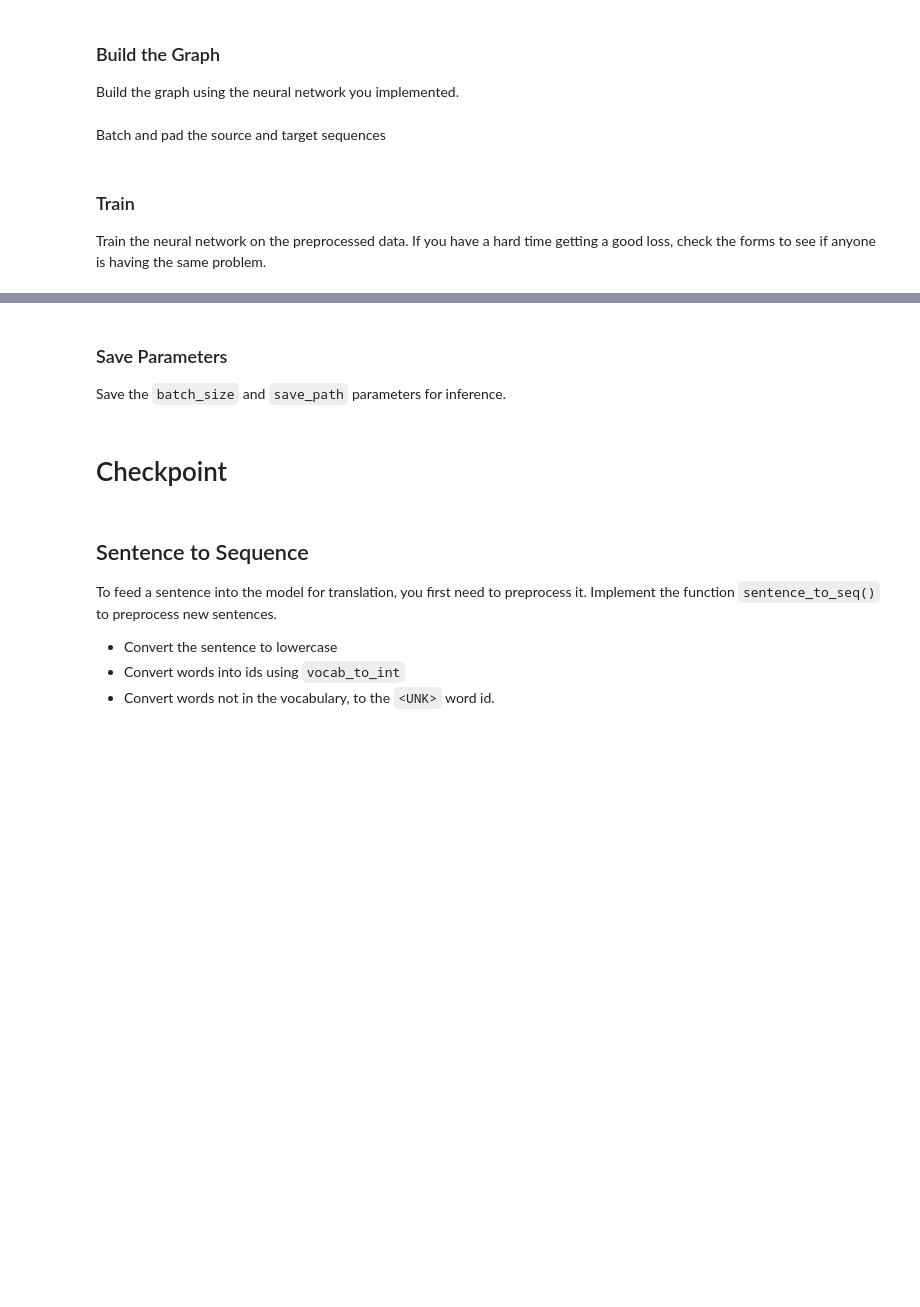
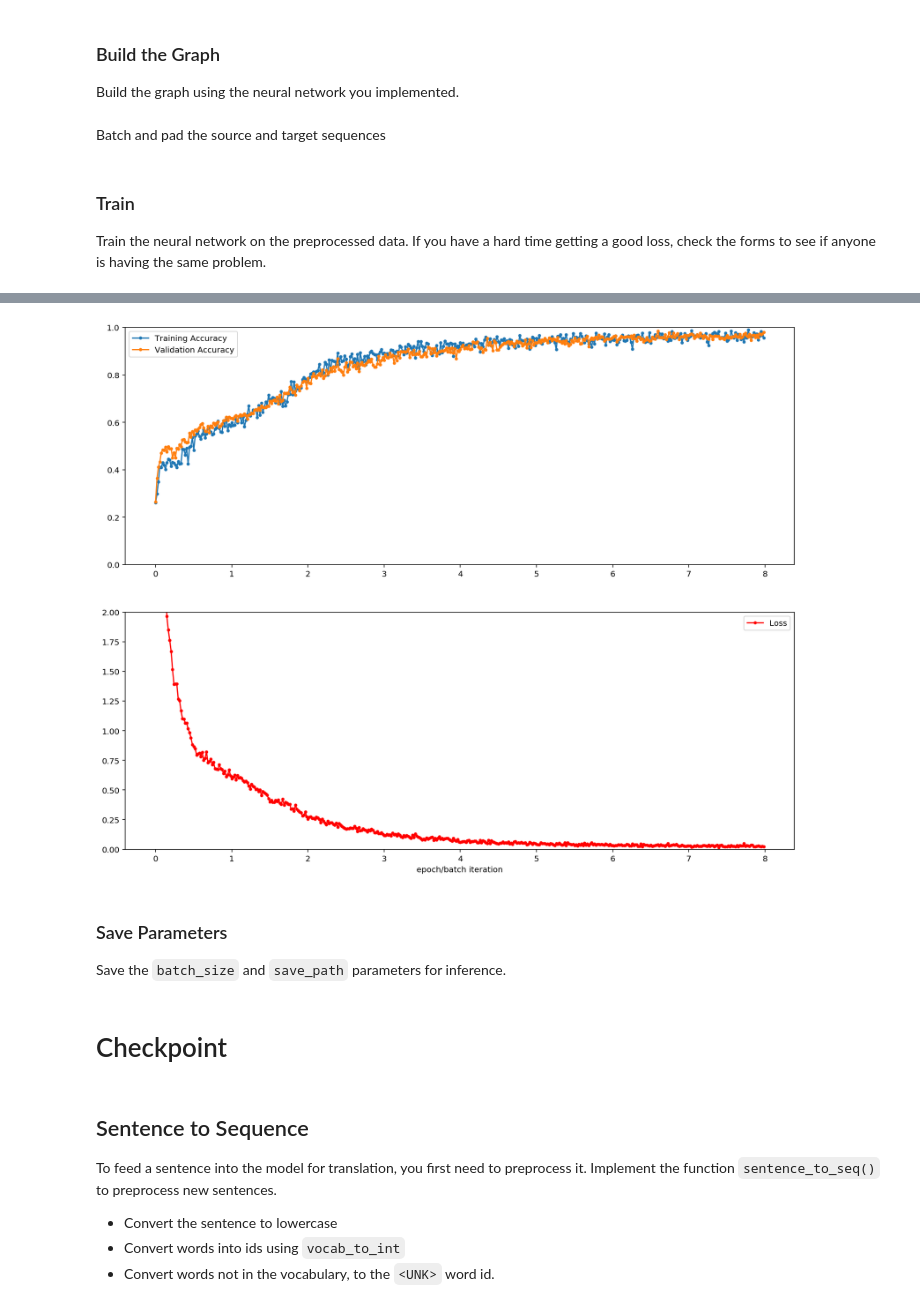
Before and after one commit to rezadodge/deep_learning, a Jupyter notebook: language-translation/dlnd_language_translation.ipynb, the cells around one changed output, grey strips where cells are left out. Drawn from its saved outputs; the diff is of its cells as text; code cells hidden in the pictures; blank space fills up the shorter version.

Commit message:
plots of accuracy added, code style was corrected

```diff
--- a/language-translation/dlnd_language_translation.ipynb
+++ b/language-translation/dlnd_language_translation.ipynb
@@ -582,21 +516,21 @@ Tune the following parameters:
 - Set `display_step` to state how many steps between each debug output statement
 # %%
 # Number of Epochs
-epochs = 10
+epochs = 8
 # Batch Size
 batch_size = 128
 # RNN Size
-rnn_size = 100
+rnn_size = 200
 # Number of Layers
 num_layers = 2
 # Embedding Size
-encoding_embedding_size = 150
-decoding_embedding_size = 150
+encoding_embedding_size = 100
+decoding_embedding_size = 100
 # Learning Rate
 learning_rate = 0.001
 # Dropout Keep Probability
 keep_probability = 0.6
-display_step = 200
+display_step = 20
 # %% [markdown]
 ### Build the Graph
 Build the graph using the neural network you implemented.
@@ -720,6 +654,8 @@ valid_target = target_int_text[:batch_size]
                                                                                                              batch_size,
                                                                                                              source_vocab_to_int['<PAD>'],
                                                                                                              target_vocab_to_int['<PAD>']))
+batch_number = len(source_int_text) // batch_size                  # ADDED
+results = {'epoch':[], 'training':[], 'validation':[], 'loss':[]}  # ADDED
 with tf.Session(graph=train_graph) as sess:
     sess.run(tf.global_variables_initializer())
 
@@ -739,7 +675,8 @@ with tf.Session(graph=train_graph) as sess:
                  keep_prob: keep_probability})
 
 
-            if batch_i % display_step == 0 and batch_i > 0:
+            # if batch_i % display_step == 0 and batch_i > 0:
+            if batch_i % display_step == 0:
 
 
                 batch_train_logits = sess.run(
@@ -761,6 +698,13 @@ with tf.Session(graph=train_graph) as sess:
 
                 valid_acc = get_accuracy(valid_targets_batch, batch_valid_logits)
 
+                epoch_number = epoch_i + batch_i/batch_number # ADDED
+                results['epoch'].append(epoch_number)         # ADDED
+                results['training'].append(train_acc)         # ADDED
+                results['validation'].append(valid_acc)       # ADDED
+                results['loss'].append(loss)                  # ADDED
+                if batch_i % (10 * display_step) != 0:        # ADDED
+                    continue                                  # ADDED
                 print('Epoch {:>3} Batch {:>4}/{} - Train Accuracy: {:>6.4f}, Validation Accuracy: {:>6.4f}, Loss: {:>6.4f}'
                       .format(epoch_i, batch_i, len(source_int_text) // batch_size, train_acc, valid_acc, loss))
 
@@ -788,4 +732,23 @@ Epoch   9 Batch 1000/1077 - Train Accuracy: 0.9379, Validation Accuracy: 0.9528,
 Model Trained and Saved
+# %%
+%matplotlib inline
+%config InlineBackend.figure_format = 'retina'
+import matplotlib.pyplot as plt
+
+x = results['epoch']
+fig, ax = plt.subplots(figsize=(15,12))
+ax1 = plt.subplot(2,1,1)
+plt.plot(x, results['training'], '.-', label='Training Accuracy')
+plt.plot(x, results['validation'], '.-', label='Validation Accuracy')
+plt.legend()
+_ = plt.ylim(0, 1)
+plt.subplot(2,1,2, sharex=ax1)
+plt.plot(x, results['loss'], 'r.-', label='Loss')
+plt.xlabel('epoch/batch iteration')
+plt.legend()
+_ = plt.ylim(0, 2)
+# %% [output]
+[figure, added]
 # %% [markdown]
 ### Save Parameters
 Save the `batch_size` and `save_path` parameters for inference.
```
Also changed, not shown: parts of 12 cells of this notebook.
